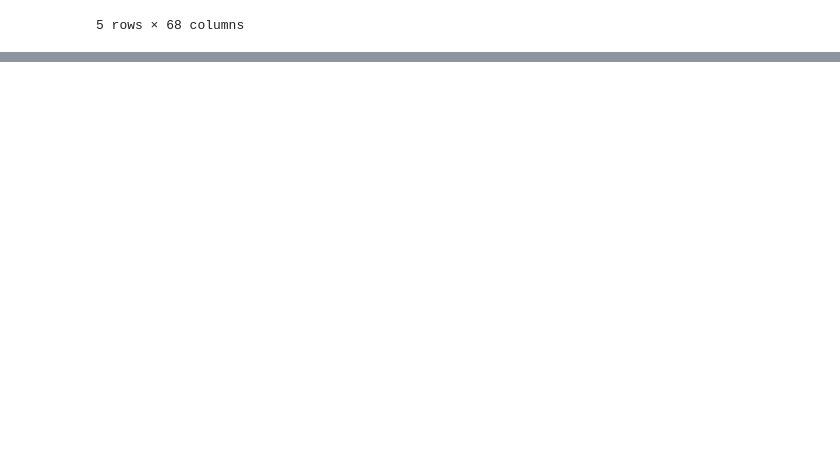
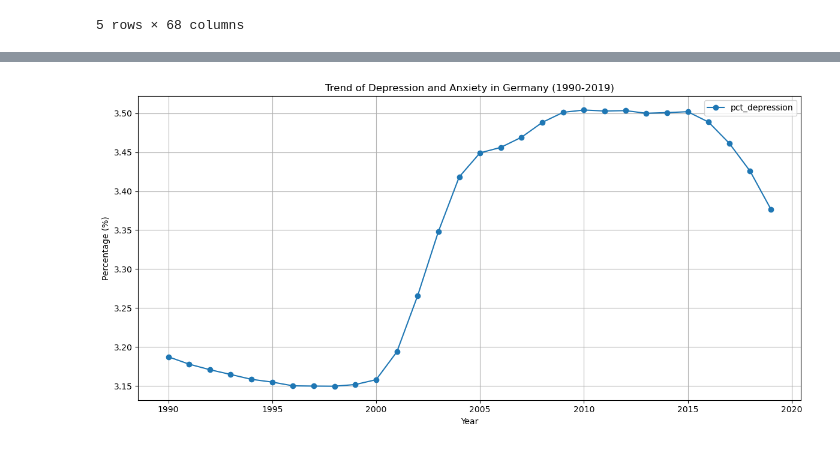
Before and after one commit to Global-Mindscape/Mindscape, a Jupyter notebook: working_vs_mental_stability.ipynb, the cells around one changed output, grey strips where cells are left out. Saved outputs shown, nothing was run; the diff lists cells and outputs as text; code cells hidden in the pictures; blank space fills up the shorter version.

```diff
--- a/working_vs_mental_stability.ipynb
+++ b/working_vs_mental_stability.ipynb
@@ -289,0 +619,28 @@ push_to_sql(df_master, table_name, engine, schema)
+# %%
+# Assuming mindscape_df is your dataframe and it contains the necessary columns
+# Filter data for Ukraine
+df_germany = mindscape_df[mindscape_df['country'] == 'Germany']
+
+# Set the figure size
+plt.figure(figsize=(12, 6))
+
+# Plotting pct_depression
+plt.plot(df_germany['year'], df_germany['pct_depression'], marker='o', label='pct_depression')
+
+# Plotting pct_anxiety
+# plt.plot(df_germany['year'], df_germany['pct_anxiety'], marker='x', label='pct_anxiety')
+
+# Set titles and labels
+plt.title('Trend of Depression and Anxiety in Germany (1990-2019)')
+plt.xlabel('Year')
+plt.ylabel('Percentage (%)')
+
+# Set legend
+plt.legend()
+
+# Display the plot
+plt.grid(True)
+plt.tight_layout()
+plt.show()
+# %% [output]
+[figure, added]
```
Also changed, not shown: parts of 73 cells of this notebook, 10 other files.
